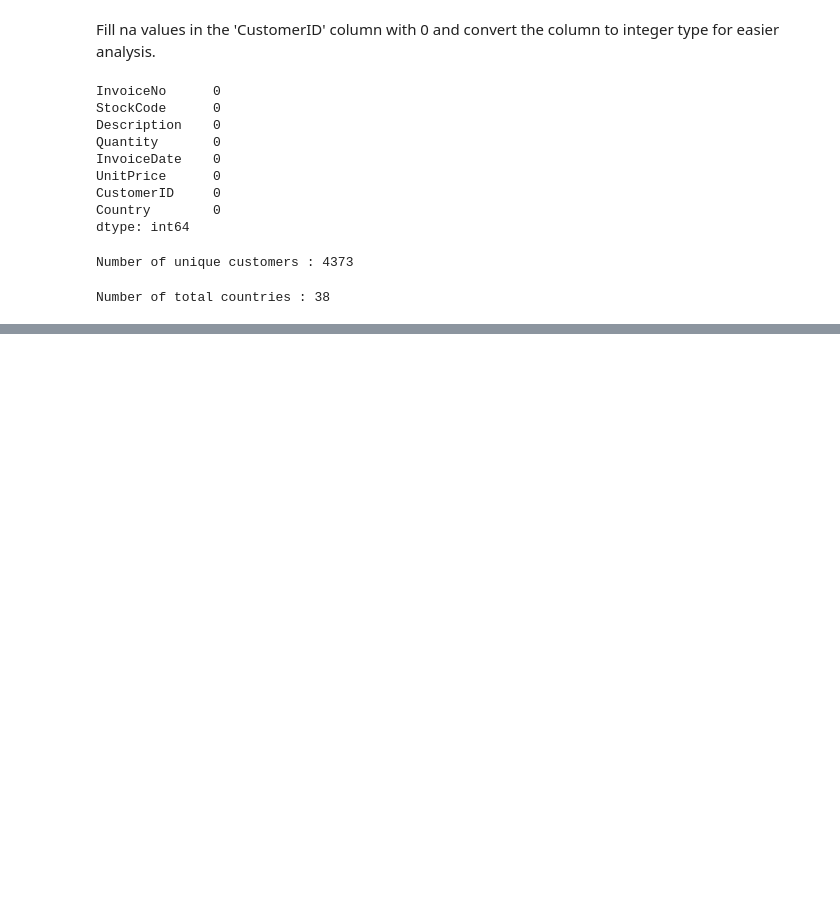
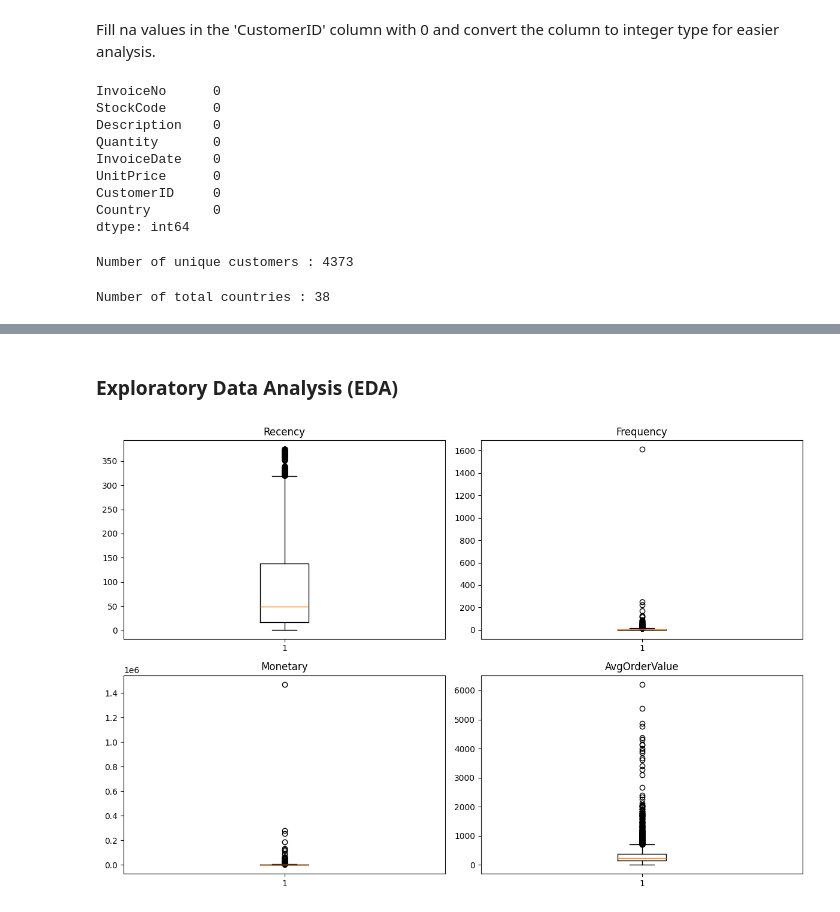
Before and after one commit to Tusharnalawade11/Ecom-Customer-Segregation, a Jupyter notebook: customer-segmentation.ipynb, the cells around one changed output, grey strips where cells are left out. Saved outputs shown, nothing was run; the diff lists cells and outputs as text; code cells hidden in the pictures; blank space fills up the shorter version.

```diff
--- a/customer-segmentation.ipynb
+++ b/customer-segmentation.ipynb
@@ -194,0 +198,3 @@ Number of missing unit prices : 0
+# %%
+cleaned_df["IsPromotion"] = (cleaned_df["UnitPrice"] == 0.0).astype(int)
+cleaned_df
@@ -219,0 +237,23 @@ cleaned_df
+# %%
+def aggregate_rfm_data(df: pd.DataFrame):
+    snapshot_date = df["InvoiceDate"].max() + pd.Timedelta(days=1)
+
+    #Remove promotions from RFM data to avoid non-revenue generating items
+    cleaned_no_promo_df = df[df.UnitPrice > 0]
+
+    rfm = cleaned_no_promo_df.groupby("CustomerID").agg({
+        "InvoiceDate": lambda x: (snapshot_date - x.max()).days,
+        "InvoiceNo": "nunique",
+        "TotalAmount": "sum"
+    }).reset_index()
+
+    rfm.columns = ["CustomerID", "Recency", "Frequency", "Monetary"]
+
+    rfm = rfm[rfm["Monetary"] > 0]
+
+    rfm['AvgOrderValue']  = (rfm['Monetary'] / rfm['Frequency'])
+
+    return rfm
+# %%
+rfm_data = aggregate_rfm_data(cleaned_df)
+rfm_data
@@ -219,0 +274,18 @@ cleaned_df
+# %% [markdown]
+### Exploratory Data Analysis (EDA)
+# %%
+import matplotlib.pyplot as plt
+import seaborn as sb
+
+plt.figure(figsize=(12, 8))
+
+for i, feature in enumerate(["Recency", "Frequency", "Monetary", "AvgOrderValue"], 1):
+    plt.subplot(2, 2, i)
+    plt.boxplot(rfm_data[feature])
+    plt.title(feature)
+
+plt.tight_layout()
+plt.yscale('linear')
+plt.show()
+# %% [output]
+[figure, added]
```
Also changed, not shown: parts of 35 cells of this notebook.
